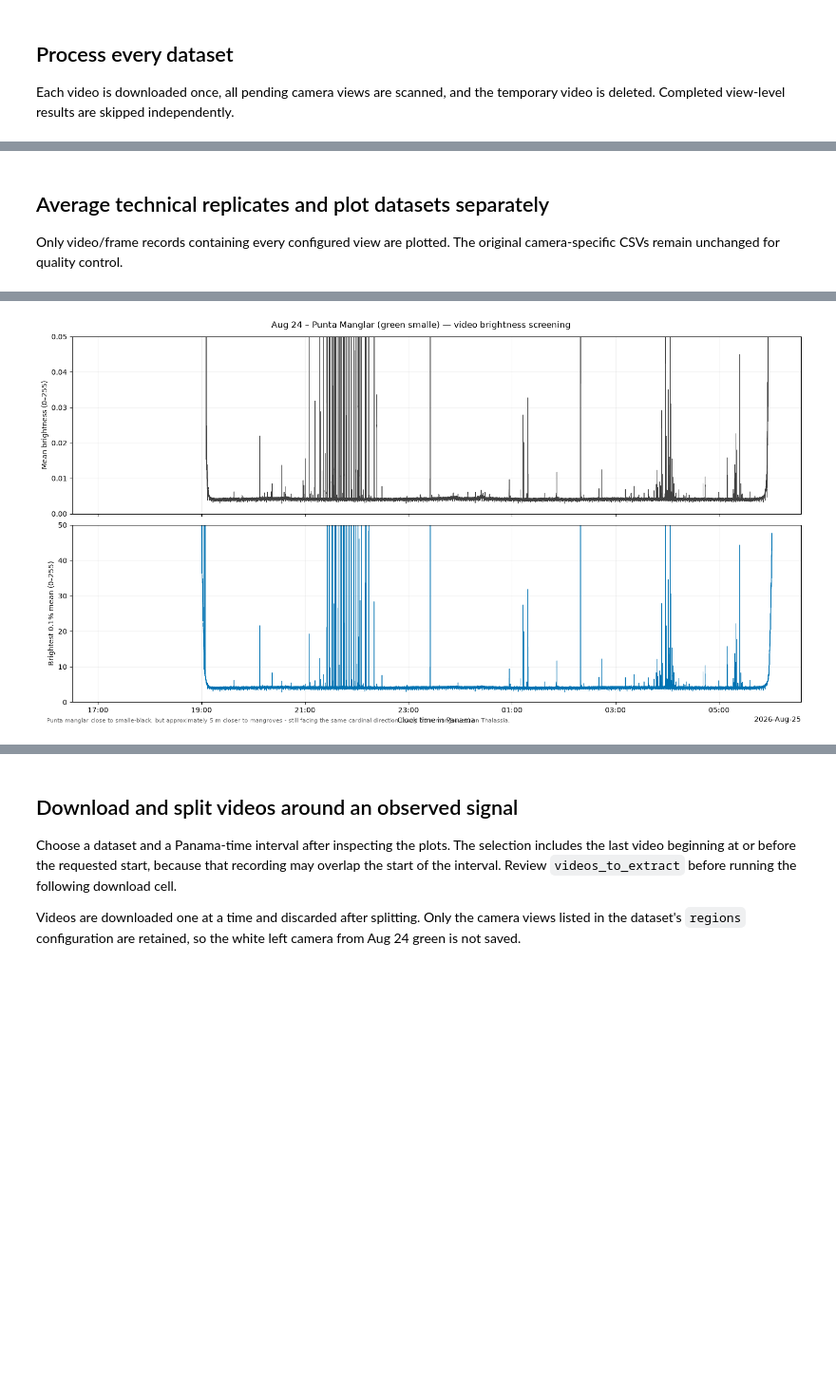
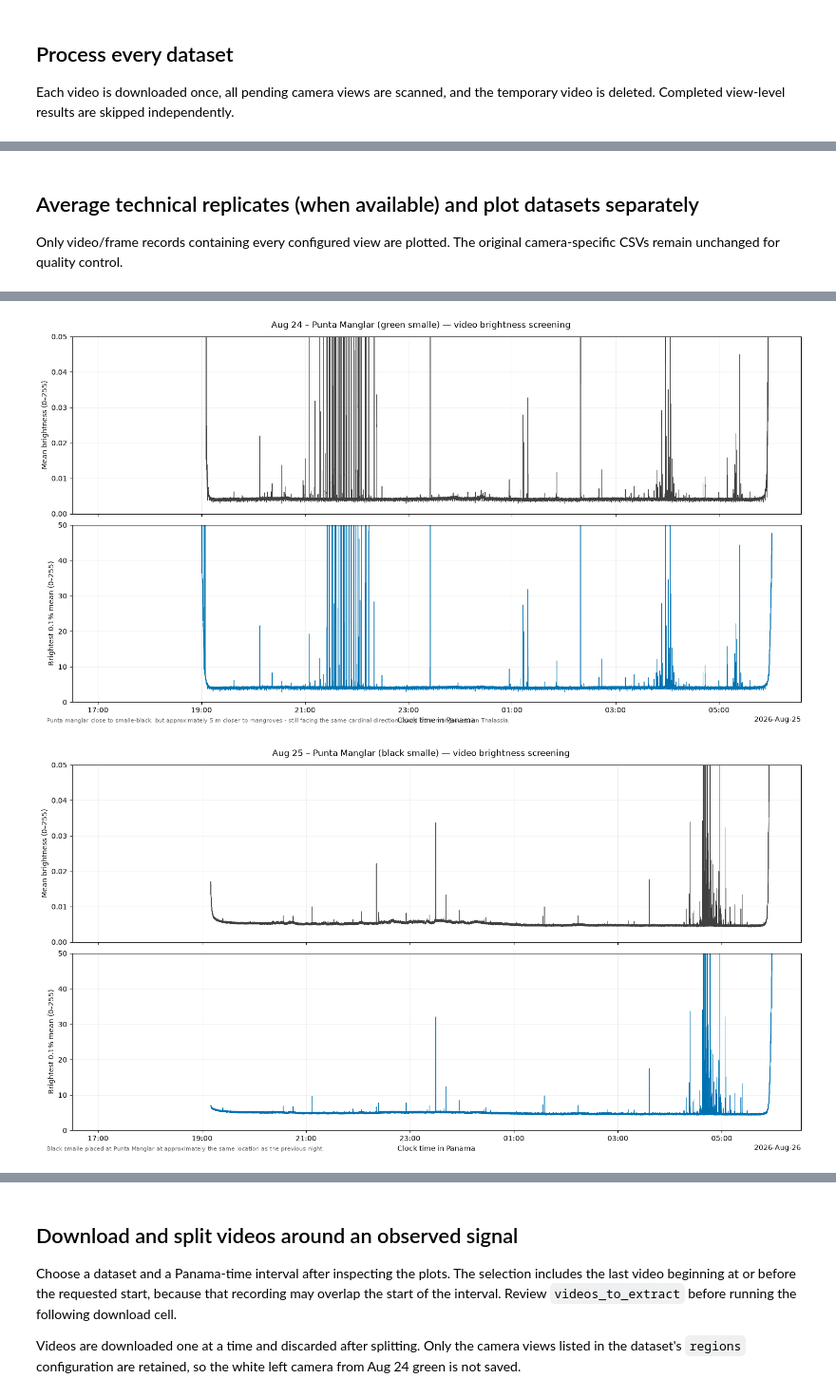
Before and after one commit to ucsb-oakley-lab/manta-analysis, a Jupyter notebook: notebooks/Ardusmol_brightness_screen_Bocas2026.ipynb, the cells around one changed output, grey strips where cells are left out. Shown at 95% size. Cells and saved outputs as stored; diff of their text form; code cells hidden in the pictures; blank space fills up the shorter version.

```diff
--- a/notebooks/Ardusmol_brightness_screen_Bocas2026.ipynb
+++ b/notebooks/Ardusmol_brightness_screen_Bocas2026.ipynb
@@ -278,5 +439,5 @@ Completed 335 of 335 videos
 # %% [markdown]
-## Average technical replicates and plot datasets separately
+## Average technical replicates (when available) and plot datasets separately
 
 Only video/frame records containing every configured view are plotted. The original camera-specific CSVs remain unchanged for quality control.
 # %%
@@ -303,32 +464,45 @@ def load_and_average_views(run):
     averaged = complete.groupby(GROUP_KEYS, as_index=False)[METRICS].mean()
     averaged["technical_replicates"] = expected
     averaged["time_panama"] = pd.to_datetime(averaged["time_utc"], format="mixed", utc=True).dt.tz_convert(TIMEZONE)
     return averaged.sort_values("time_panama").reset_index(drop=True)
 
+# Plot cached CSVs without requiring Box access or a completed download cell.
+plot_runs = {
+    config["key"]: dict(
+        config=config,
+        results_dir=RESULTS_ROOT / config["results_subdir"] if config["results_subdir"] else RESULTS_ROOT,
+    )
+    for config in DATASETS
+}
 plot_results = {}
-for dataset_key, run in dataset_runs.items():
+for dataset_key, run in plot_runs.items():
     results = load_and_average_views(run)
     if results.empty:
         print(f"No completed results for {run['config']['label']}; skipping plot."); continue
     plot_results[dataset_key] = results
     fig, axes = plt.subplots(2, 1, figsize=(15, 8), sharex=True, constrained_layout=True)
     axes[0].plot(results["time_panama"], results["mean_brightness"], lw=0.7, color="0.25")
     axes[1].plot(results["time_panama"], results["top_fraction_mean"], lw=0.7, color="#0072B2")
     axes[0].set(ylabel="Mean brightness (0–255)", ylim=(0, MEAN_Y_AXIS_MAX))
     axes[1].set(ylabel="Brightest 0.1% mean (0–255)", xlabel="Clock time in Panama",
                 ylim=(0, BRIGHT_Y_AXIS_MAX))
     # Anchor the observation night at 16:30, including when the first data arrive later.
     observation_date = (results["time_panama"].min() - pd.Timedelta(hours=12)).normalize()
     plot_start = observation_date + pd.Timedelta(hours=16, minutes=30)
     axes[1].set_xlim(left=plot_start)
     for axis in axes: axis.grid(alpha=0.2)
     locator = mdates.AutoDateLocator(minticks=4, maxticks=12)
     axes[1].xaxis.set_major_locator(locator)
     axes[1].xaxis.set_major_formatter(mdates.ConciseDateFormatter(locator, tz=ZoneInfo(TIMEZONE)))
-    fig.suptitle(run["config"]["label"] + " — video brightness screening")
+    completed_videos = results["video"].nunique()
+    expected_videos = run["config"].get("expected_video_count")
+    coverage = (f" — partial: {completed_videos}/{expected_videos} videos"
+                if expected_videos and completed_videos < expected_videos else "")
+    fig.suptitle(run["config"]["label"] + " — video brightness screening" + coverage)
     fig.text(0.01, 0.01, run["config"]["notes"], fontsize=8, color="0.35")
     plt.show()
 # %% [output]
 [figure]
 [figure]
 [figure]
+[figure, added]
```
Also changed, not shown: parts of 7 cells of this notebook, 8 other files.
